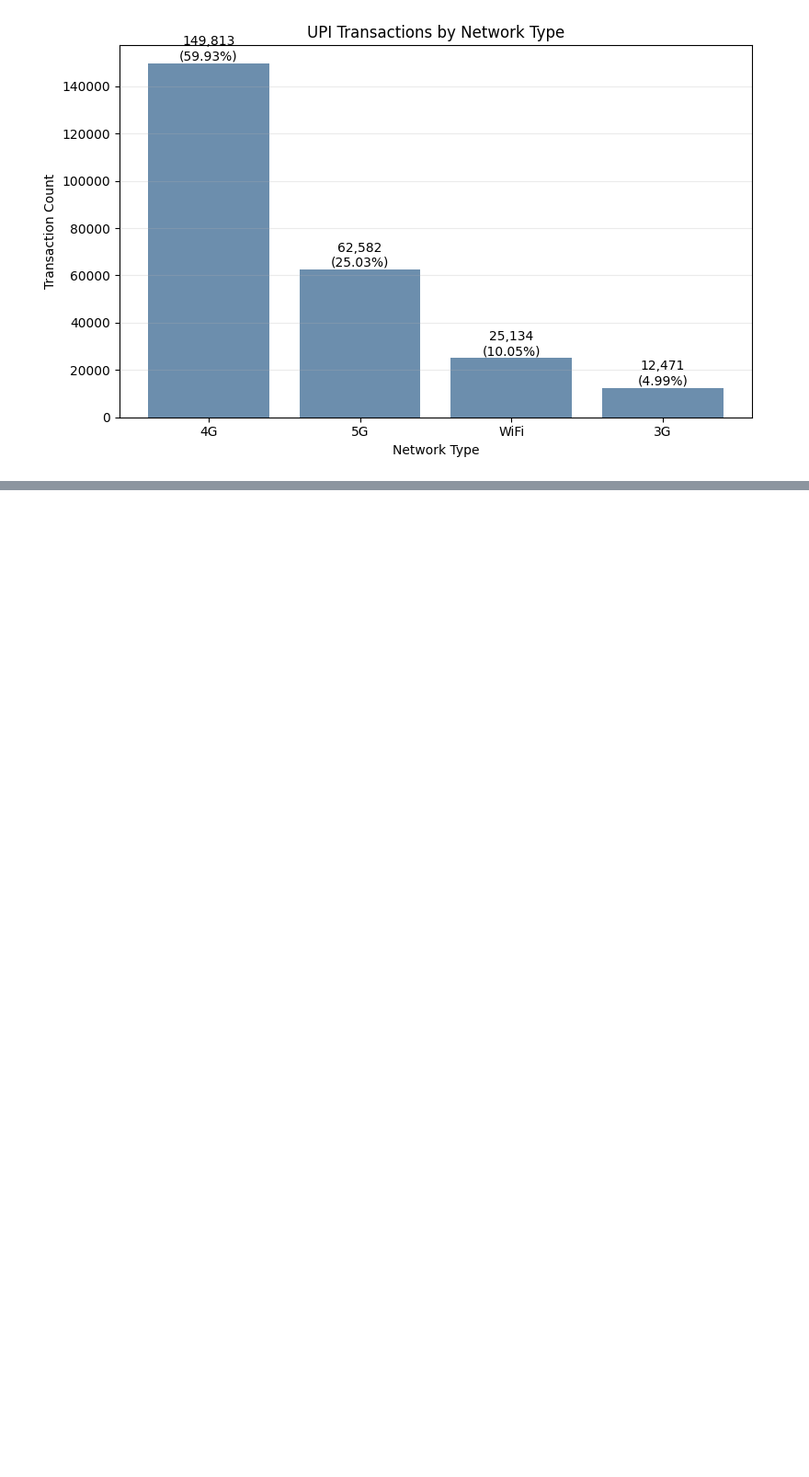
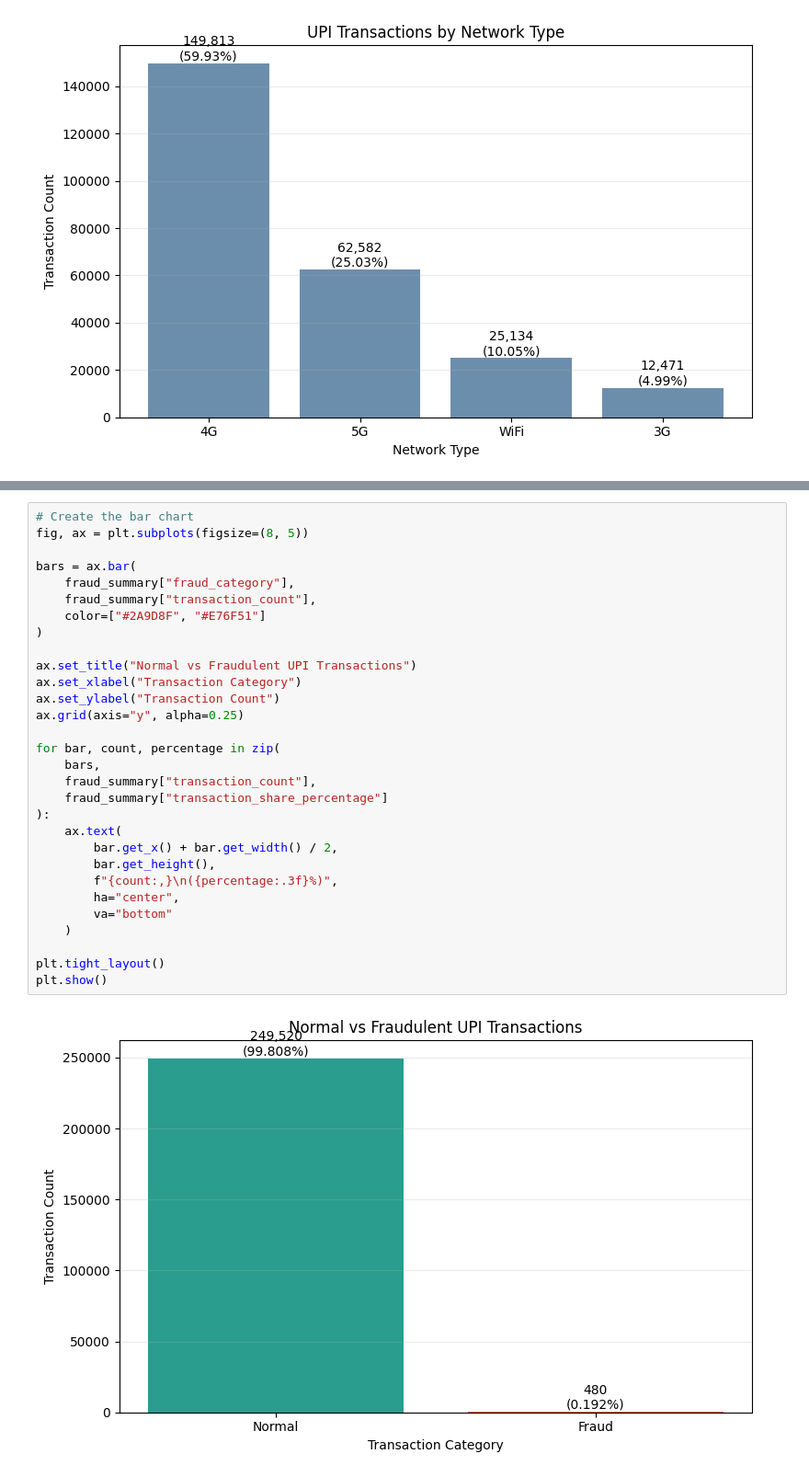
Before and after one commit to KaviyaVelmurugan/upi-transaction-intelligence-platform, a Jupyter notebook: notebooks/02_eda.ipynb, the cells around one changed output, grey strips where cells are left out. Shown at 92% size. Saved outputs shown, nothing was run; the diff lists cells and outputs as text; blank space fills up the shorter version.

Commit message:
Fraud Flags analyzed

```diff
--- a/notebooks/02_eda.ipynb
+++ b/notebooks/02_eda.ipynb
@@ -791,0 +851,32 @@ plt.show()
+# %%
+# Create the bar chart
+fig, ax = plt.subplots(figsize=(8, 5))
+
+bars = ax.bar(
+    fraud_summary["fraud_category"],
+    fraud_summary["transaction_count"],
+    color=["#2A9D8F", "#E76F51"]
+)
+
+ax.set_title("Normal vs Fraudulent UPI Transactions")
+ax.set_xlabel("Transaction Category")
+ax.set_ylabel("Transaction Count")
+ax.grid(axis="y", alpha=0.25)
+
+for bar, count, percentage in zip(
+    bars,
+    fraud_summary["transaction_count"],
+    fraud_summary["transaction_share_percentage"]
+):
+    ax.text(
+        bar.get_x() + bar.get_width() / 2,
+        bar.get_height(),
+        f"{count:,}\n({percentage:.3f}%)",
+        ha="center",
+        va="bottom"
+    )
+
+plt.tight_layout()
+plt.show()
+# %% [output]
+[figure, added]
```
Also changed, not shown: parts of 4 cells of this notebook, 1 other file.
